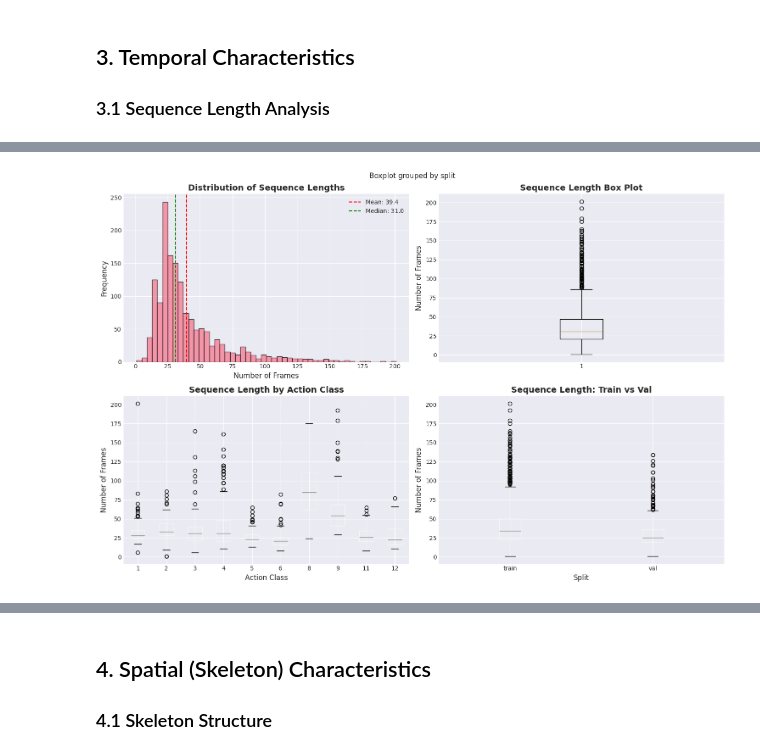
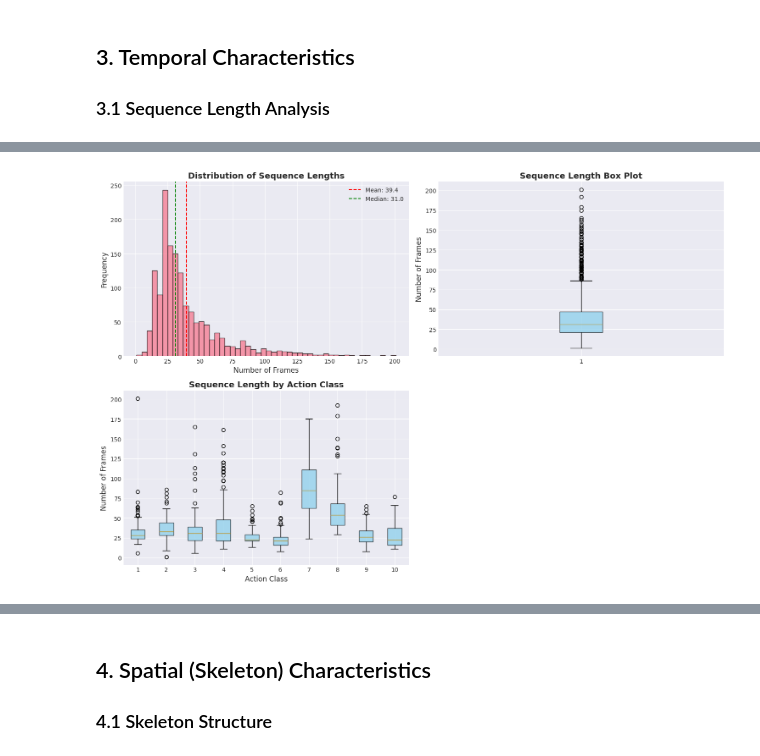
Before and after one commit to hoangduy181/CTR-GCN, a Jupyter notebook: eda/nw_ucla.ipynb, the cells around one changed output, grey strips where cells are left out. Drawn from its saved outputs; the diff is of its cells as text; code cells hidden in the pictures.

```diff
--- a/eda/nw_ucla.ipynb
+++ b/eda/nw_ucla.ipynb
@@ -42,16 +42,10 @@ Libraries imported successfully!
 # %%
 # Define paths
 DATA_ROOT = Path('../data/NW-UCLA/all_sqe')
-VAL_LABEL_PATH = Path('../data/NW-UCLA/val_label.pkl')
 
-# Load validation split info
-with open(VAL_LABEL_PATH, 'rb') as f:
-    val_data_dict = pickle.load(f)
 
 # Get all JSON files
 all_json_files = sorted(glob.glob(str(DATA_ROOT / '*.json')))
 print(f"Total JSON files: {len(all_json_files)}")
-print(f"Validation samples: {len(val_data_dict)}")
-print(f"Train samples: {len(all_json_files) - len(val_data_dict)}")
 # %% [output]
 Total JSON files: 1484
@@ -322,0 +339,7 @@ Coordinate Dimensions:
+# %%
+
+# Merge with file info
+df_seq = df_seq.merge(df_files[['file_name', 'action']], on='file_name', how='left')
+
+print("\nSequence Length Statistics:")
+print(df_seq['sequence_length'].describe())
@@ -323,32 +373,4 @@ Coordinate Dimensions:
 # %%
-# Load sequence lengths for all files
-def get_sequence_length(filepath):
-    """Get sequence length from JSON file"""
-    with open(filepath, 'r') as f:
-        data = json.load(f)
-    return len(data['skeletons'])
-
-print("Loading sequence lengths...")
-sequence_lengths = []
-file_names = []
-for f in all_json_files:
-    try:
-        length = get_sequence_length(f)
-        sequence_lengths.append(length)
-        file_names.append(Path(f).stem)
-    except Exception as e:
-        print(f"Error processing {f}: {e}")
-
-df_seq = pd.DataFrame({
-    'file_name': file_names,
-    'sequence_length': sequence_lengths
-})
-
-# Merge with file info
-df_seq = df_seq.merge(df_files[['file_name', 'action', 'split']], on='file_name', how='left')
-
-print("\nSequence Length Statistics:")
-print(df_seq['sequence_length'].describe())
 
 # Visualize
 fig, axes = plt.subplots(2, 2, figsize=(15, 10))
@@ -362,41 +384,30 @@ axes[0, 0].axvline(np.mean(sequence_lengths), color='r', linestyle='--', label=f
 axes[0, 0].axvline(np.median(sequence_lengths), color='g', linestyle='--', label=f'Median: {np.median(sequence_lengths):.1f}')
 axes[0, 0].legend()
 
+
 # Box plot
-axes[0, 1].boxplot(sequence_lengths, vert=True)
-axes[0, 1].set_title('Sequence Length Box Plot', fontsize=14, fontweight='bold')
-axes[0, 1].set_ylabel('Number of Frames', fontsize=12)
+bp = axes[0, 1].boxplot(sequence_lengths, vert=True, patch_artist=True)
+for patch in bp["boxes"]:
+    patch.set_facecolor("skyblue")
+    patch.set_alpha(0.7)
+axes[0, 1].set_title("Sequence Length Box Plot", fontsize=14, fontweight="bold")
+axes[0, 1].set_ylabel("Number of Frames", fontsize=12)
 
 # By action class
-df_seq.boxplot(column='sequence_length', by='action', ax=axes[1, 0])
-axes[1, 0].set_title('Sequence Length by Action Class', fontsize=14, fontweight='bold')
-axes[1, 0].set_xlabel('Action Class', fontsize=12)
-axes[1, 0].set_ylabel('Number of Frames', fontsize=12)
-plt.setp(axes[1, 0].get_xticklabels(), rotation=0)
+action_list = sorted(df_seq["action"].unique())
+box_data = [df_seq[df_seq["action"] == act]["sequence_length"].values for act in action_list]
+bp = axes[1, 0].boxplot(box_data, labels=action_list, patch_artist=True)
+for patch in bp["boxes"]:
+    patch.set_facecolor("skyblue")
+    patch.set_alpha(0.7)
+axes[1, 0].set_title("Sequence Length by Action Class", fontsize=14, fontweight="bold")
+axes[1, 0].set_xlabel("Action Class", fontsize=12)
+axes[1, 0].set_ylabel("Number of Frames", fontsize=12)
+axes[1, 0].tick_params(axis="x", rotation=0)
 
-# Train vs Val
-df_seq.boxplot(column='sequence_length', by='split', ax=axes[1, 1])
-axes[1, 1].set_title('Sequence Length: Train vs Val', fontsize=14, fontweight='bold')
-axes[1, 1].set_xlabel('Split', fontsize=12)
-axes[1, 1].set_ylabel('Number of Frames', fontsize=12)
+# Hide the unused subplot (bottom right)
+axes[1, 1].axis("off")
 
 plt.tight_layout()
 plt.show()
-
-# Identify outliers
-Q1 = df_seq['sequence_length'].quantile(0.25)
-Q3 = df_seq['sequence_length'].quantile(0.75)
-IQR = Q3 - Q1
-lower_bound = Q1 - 1.5 * IQR
-upper_bound = Q3 + 1.5 * IQR
-
-outliers = df_seq[(df_seq['sequence_length'] < lower_bound) | (df_seq['sequence_length'] > upper_bound)]
-print(f"\nOutliers (using IQR method):")
-print(f"  Lower bound: {lower_bound:.1f}")
-print(f"  Upper bound: {upper_bound:.1f}")
-print(f"  Number of outliers: {len(outliers)}")
-print(f"  Outlier percentage: {len(outliers) / len(df_seq) * 100:.2f}%")
-if len(outliers) > 0:
-    print(f"\nOutlier examples:")
-    print(outliers[['file_name', 'sequence_length', 'action']].head(10))
 # %% [output]
@@ -415 +414 @@ Name: sequence_length, dtype: float64
-[figure, old version]
+[figure, new version]
```
Also changed, not shown: parts of 22 cells of this notebook, 22 other files.
